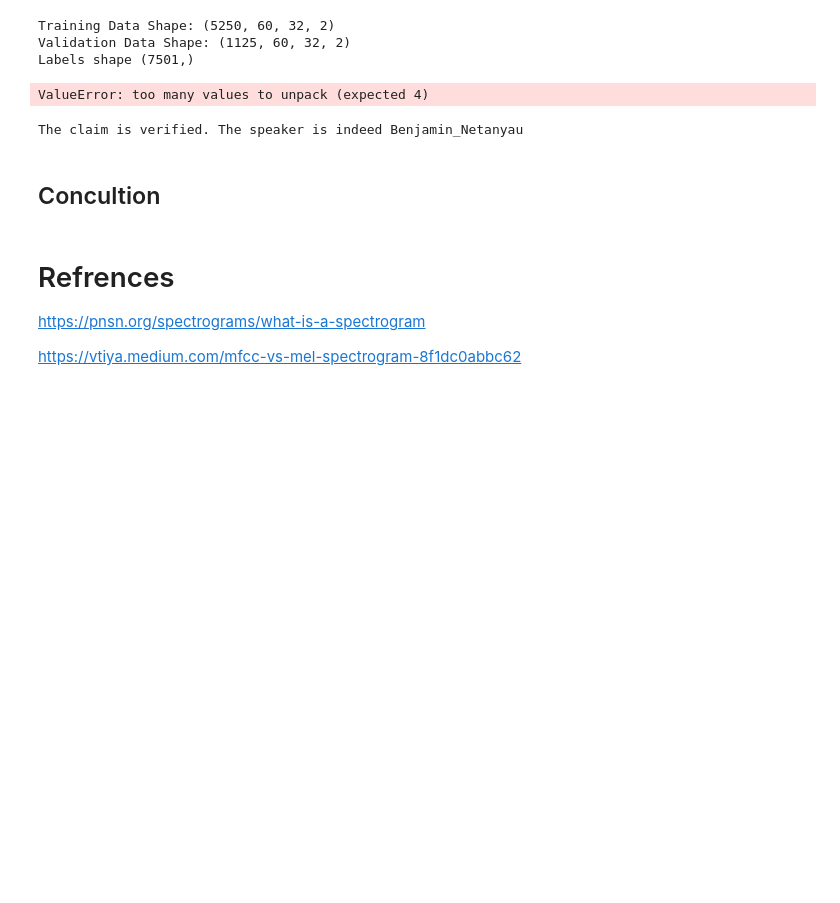
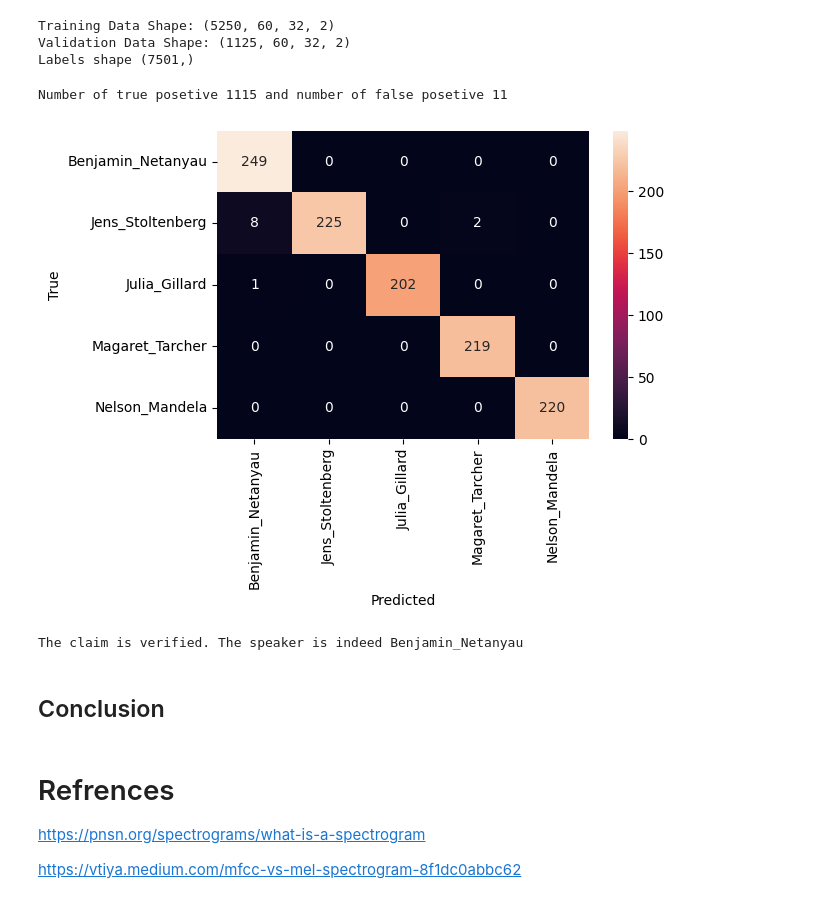
Before and after one commit to calimandaniel/SpeakerRecognition, a Jupyter notebook: BS_Project_Vilma_Gabriel_Daniel.ipynb, the cells around one changed output. Cells and saved outputs as stored; diff of their text form; code cells hidden in the pictures; blank space fills up the shorter version.

```diff
--- a/BS_Project_Vilma_Gabriel_Daniel.ipynb
+++ b/BS_Project_Vilma_Gabriel_Daniel.ipynb
@@ -579,20 +579,18 @@ for epoch in range(10):
     loop_vm(model, train_loader, optimizer, True, epoch)
     loop_vm(model, val_loader, optimizer, False, epoch)
 # %%
-# Evaluate the model on the test dataset
-correct, false_posetive, test_accuracy, test_precision, test_recall, conf_matrix = evaluate_model(model, test_loader)
-
 # Evaluate the model on the test dataset
 correct, false_posetive, test_accuracy, test_precision, test_recall, conf_matrix = evaluate_model(model, test_loader)
 print(f"Number of true posetive {correct} and number of false posetive {false_posetive} ")
 # Plot the confusion matrix
 plt.figure(figsize=(6, 4))
 sns.heatmap(conf_matrix, annot=True, fmt='d',xticklabels=speaker_names, yticklabels=speaker_names)
 plt.xlabel('Predicted')
 plt.ylabel('True')
 plt.show()
 # %% [output]
-ValueError: too many values to unpack (expected 4)
+Number of true posetive 1115 and number of false posetive 11
+[figure, added]
 # %%
 # Example: Use the function to verify a speaker
 sound_file = os.path.join(dataset_audio_path, speaker_names[0], "5.wav")
@@ -618,7 +616,7 @@ verify_speaker(model, features, speaker_names[0])
 # %% [output]
 The claim is verified. The speaker is indeed Benjamin_Netanyau
 # %% [markdown]
-## Concultion
+## Conclusion
 # %% [markdown]
 # Refrences
 https://pnsn.org/spectrograms/what-is-a-spectrogram
```
